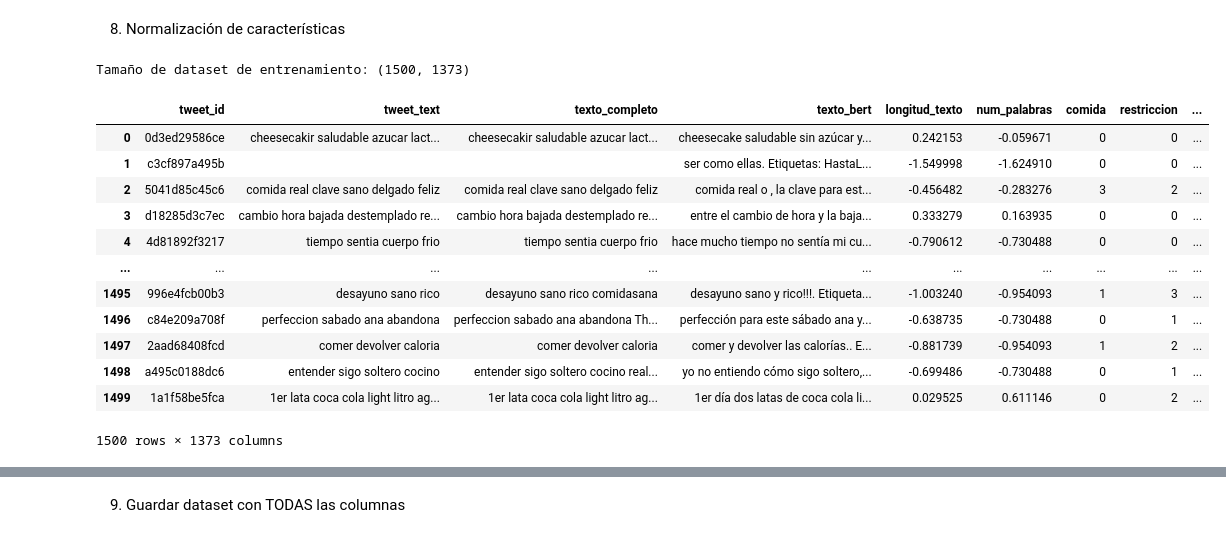
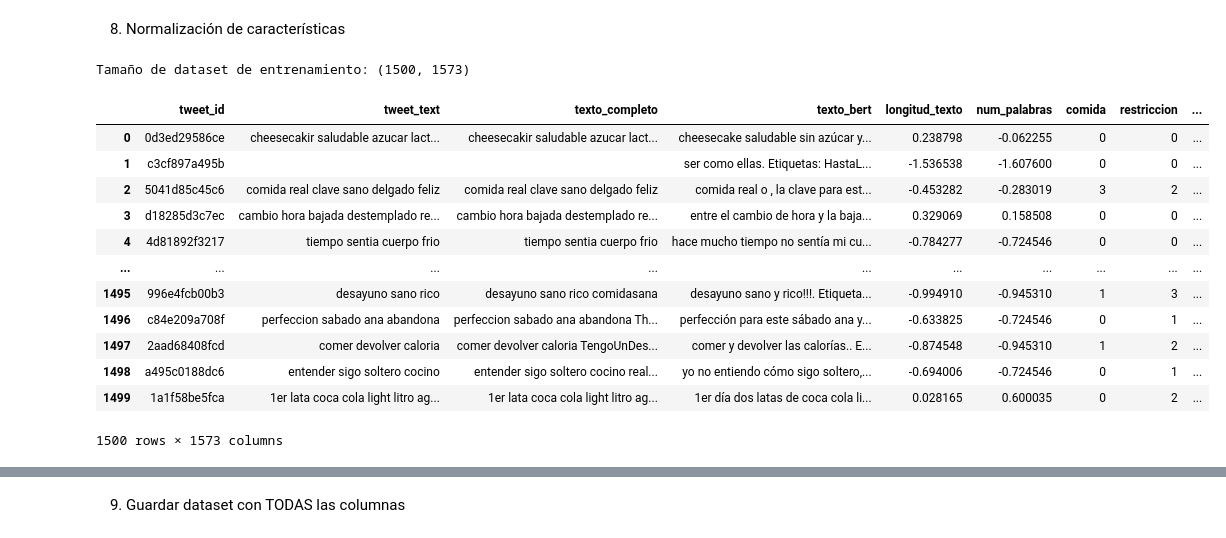
Before and after one commit to LordPobol/UltimoJamon-LosNintendoRepos, a Jupyter notebook: src/modulos/moduloPreprocesamiento.ipynb, the cells around one changed output, grey strips where cells are left out. Drawn from its saved outputs; the diff is of its cells as text; code cells hidden in the pictures.

```diff
--- a/src/modulos/moduloPreprocesamiento.ipynb
+++ b/src/modulos/moduloPreprocesamiento.ipynb
@@ -129,9 +123,12 @@ hashtags_df = pd.DataFrame(mlb.fit_transform(df["hashtags"]),
 Procesando hashtags...
 # %%
 # Primera separación, para resguardar los hashtags de prueba y no influenciarlos con los vistos en entrenamiento:
-hashtags_df_train = hashtags_df.iloc[:-250].copy()
-hashtags_df_test = hashtags_df.iloc[-250:].copy()
+hashtags_df_train = hashtags_df.iloc[:-500].copy()
+hashtags_df_test = hashtags_df.iloc[-500:-250].copy()
+hashtags_df_test_final = hashtags_df.iloc[-250:].copy()
 
+print(f'Forma de hashtags: {hashtags_df.shape}')
 print(f'Hashtags de entrenamiento: {hashtags_df_train.shape}')
 print(f'Hashtags de prueba: {hashtags_df_test.shape}')
+print(f'Hashtags de prueba final: {hashtags_df_test_final.shape}')
 # %% [output]
@@ -154,3 +156,9 @@ print("Prueba:", list(hashtags_frecuentes_df_train) == list(hashtags_frecuentes_
 # %% [output]
 59 filtro aplicado para el conjunto de prueba: ['tag_Anorexia', 'tag_Bulimia', 'tag_ED', 'tag_RexyBill', 'tag_Salud', 'tag_TCA', 'tag_Thinspo', 'tag_adelgazar', 'tag_alimentacionsaludable', 'tag_ana', ...
 Prueba: True
+# %%
+# Filtrar hashtags frecuentes
+hashtags_frecuentes_df_test_final = hashtags_df_test_final[hashtags_frecuentes]
+
+print(f"{len(list(hashtags_frecuentes_df_test_final))} columnas aplicadas. Columnas de hashtags frequentes: {list(hashtags_frecuentes_df_test_final.columns)}")
+print("Prueba:", list(hashtags_frecuentes_df_train) == list(hashtags_frecuentes_df_test_final))
@@ -157,5 +168,5 @@ Prueba: True
 # %%
-hashtags_frecuentes_df = pd.concat([hashtags_frecuentes_df_train, hashtags_frecuentes_df_test], ignore_index=True)
+hashtags_frecuentes_df = pd.concat([hashtags_frecuentes_df_train, hashtags_frecuentes_df_test, hashtags_frecuentes_df_test_final], ignore_index=True)
 print(hashtags_frecuentes_df.shape)
 hashtags_frecuentes_df
 # %% [output]
@@ -186,7 +197,7 @@ df["texto_completo"] = df["tweet_text"] + " " + df["hashtags_frecuentes_bajos"]
 # %%
 print("Aplicando vectorización TF-IDF...")
 vectorizer = TfidfVectorizer(
-    max_features=1300,
+    max_features=1500,
     ngram_range=(1,3),
     stop_words=stop_words_es,
     min_df=2,
@@ -283,27 +294,28 @@ df_final[columnas_a_escalar] = scaler.fit_transform(df_final[columnas_a_escalar]
 # %%
 # Convertir etiquetas a valores numéricos y agregar al final
 df_final['class'] = df['class'].map({'control': 0, 'anorexia': 1})
 
-df_final_train = df_final.iloc[:-250].copy()
-df_final_test = df_final.iloc[-250:].copy()
+df_final_train = df_final.iloc[:-500].copy()
+df_final_test = df_final.iloc[-500:-250].copy()
+df_final_test_final = df_final.iloc[-250:].copy()
 
 print(f'Tamaño de dataset de entrenamiento: {df_final_train.shape}')
 df_final_train
 # %% [output]
-Tamaño de dataset de entrenamiento: (1500, 1373)
+Tamaño de dataset de entrenamiento: (1500, 1573)
 |  | tweet_id | tweet_text | texto_completo | texto_bert | longitud_texto | num_palabras | comida | restriccion | ... |
-| 0 | 0d3ed29586ce | cheesecakir saludable azucar lact... | cheesecakir saludable azucar lact... | cheesecake saludable sin azúcar y... | 0.242153 | -0.059671 | 0 | 0 | ... |
-| 1 | c3cf897a495b |  |  | ser como ellas. Etiquetas: HastaL... | -1.549998 | -1.624910 | 0 | 0 | ... |
-| 2 | 5041d85c45c6 | comida real clave sano delgado feliz | comida real clave sano delgado feliz | comida real o , la clave para est... | -0.456482 | -0.283276 | 3 | 2 | ... |
-| 3 | d18285d3c7ec | cambio hora bajada destemplado re... | cambio hora bajada destemplado re... | entre el cambio de hora y la baja... | 0.333279 | 0.163935 | 0 | 0 | ... |
-| 4 | 4d81892f3217 | tiempo sentia cuerpo frio | tiempo sentia cuerpo frio | hace mucho tiempo no sentía mi cu... | -0.790612 | -0.730488 | 0 | 0 | ... |
+| 0 | 0d3ed29586ce | cheesecakir saludable azucar lact... | cheesecakir saludable azucar lact... | cheesecake saludable sin azúcar y... | 0.238798 | -0.062255 | 0 | 0 | ... |
+| 1 | c3cf897a495b |  |  | ser como ellas. Etiquetas: HastaL... | -1.536538 | -1.607600 | 0 | 0 | ... |
+| 2 | 5041d85c45c6 | comida real clave sano delgado feliz | comida real clave sano delgado feliz | comida real o , la clave para est... | -0.453282 | -0.283019 | 3 | 2 | ... |
+| 3 | d18285d3c7ec | cambio hora bajada destemplado re... | cambio hora bajada destemplado re... | entre el cambio de hora y la baja... | 0.329069 | 0.158508 | 0 | 0 | ... |
+| 4 | 4d81892f3217 | tiempo sentia cuerpo frio | tiempo sentia cuerpo frio | hace mucho tiempo no sentía mi cu... | -0.784277 | -0.724546 | 0 | 0 | ... |
 | ... | ... | ... | ... | ... | ... | ... | ... | ... | ... |
-| 1495 | 996e4fcb00b3 | desayuno sano rico | desayuno sano rico comidasana | desayuno sano y rico!!!. Etiqueta... | -1.003240 | -0.954093 | 1 | 3 | ... |
-| 1496 | c84e209a708f | perfeccion sabado ana abandona | perfeccion sabado ana abandona Th... | perfección para este sábado ana y... | -0.638735 | -0.730488 | 0 | 1 | ... |
-| 1497 | 2aad68408fcd | comer devolver caloria | comer devolver caloria | comer y devolver las calorías.. E... | -0.881739 | -0.954093 | 1 | 2 | ... |
-| 1498 | a495c0188dc6 | entender sigo soltero cocino | entender sigo soltero cocino real... | yo no entiendo cómo sigo soltero,... | -0.699486 | -0.730488 | 0 | 1 | ... |
-| 1499 | 1a1f58be5fca | 1er lata coca cola light litro ag... | 1er lata coca cola light litro ag... | 1er día dos latas de coca cola li... | 0.029525 | 0.611146 | 0 | 2 | ... |
+| 1495 | 996e4fcb00b3 | desayuno sano rico | desayuno sano rico comidasana | desayuno sano y rico!!!. Etiqueta... | -0.994910 | -0.945310 | 1 | 3 | ... |
+| 1496 | c84e209a708f | perfeccion sabado ana abandona | perfeccion sabado ana abandona Th... | perfección para este sábado ana y... | -0.633825 | -0.724546 | 0 | 1 | ... |
+| 1497 | 2aad68408fcd | comer devolver caloria | comer devolver caloria TengoUnDes... | comer y devolver las calorías.. E... | -0.874548 | -0.945310 | 1 | 2 | ... |
+| 1498 | a495c0188dc6 | entender sigo soltero cocino | entender sigo soltero cocino real... | yo no entiendo cómo sigo soltero,... | -0.694006 | -0.724546 | 0 | 1 | ... |
+| 1499 | 1a1f58be5fca | 1er lata coca cola light litro ag... | 1er lata coca cola light litro ag... | 1er día dos latas de coca cola li... | 0.028165 | 0.600035 | 0 | 2 | ... |
-1500 rows × 1373 columns
+1500 rows × 1573 columns
 # %%
 print(f'Tamaño de dataset de prueba: {df_final_test.shape}')
 df_final_test
```
Also changed, not shown: parts of 16 cells of this notebook, 18 other files.
